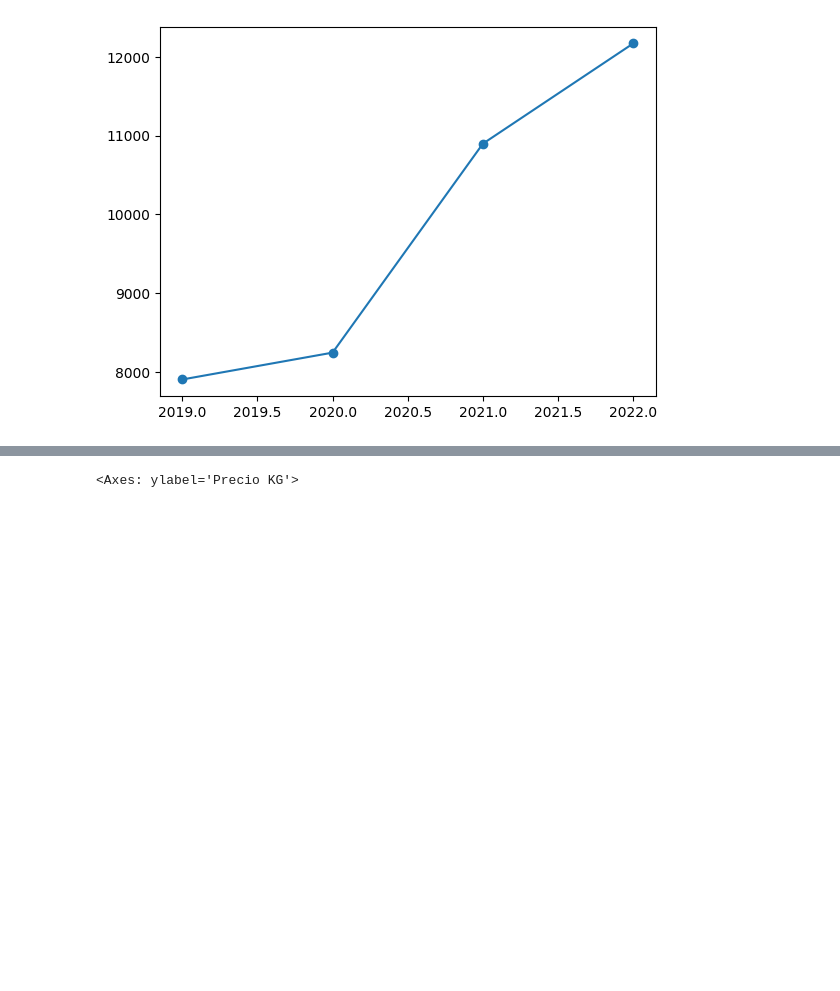
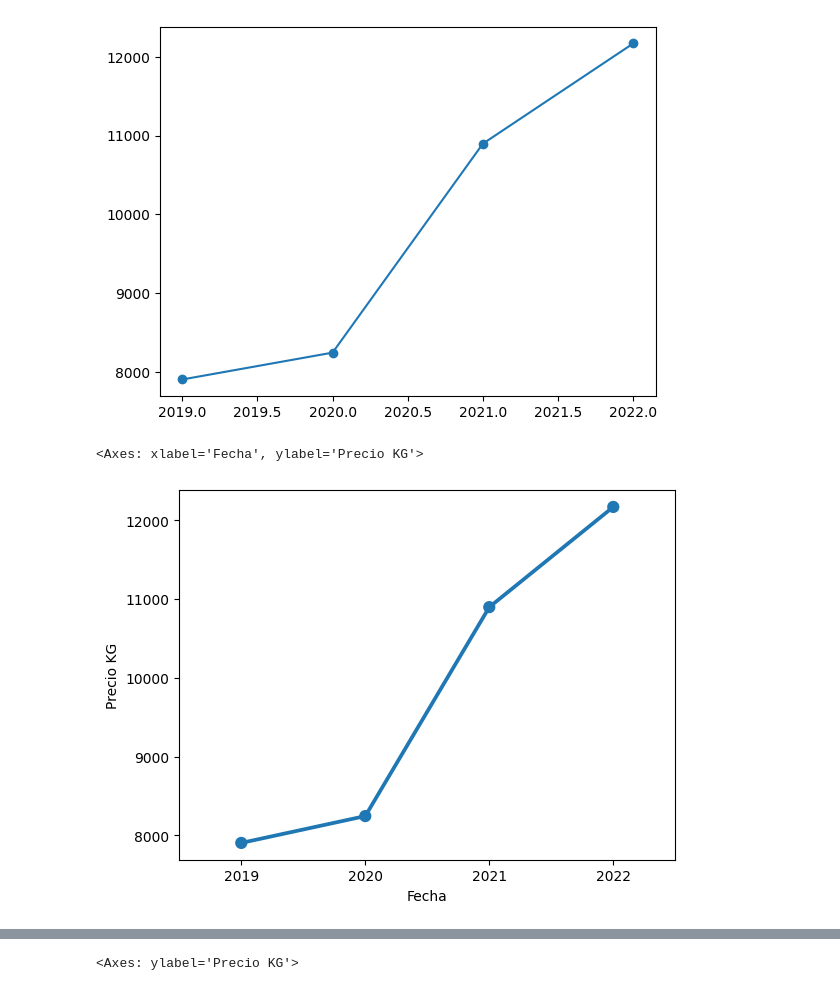
Before and after one commit to RioDeMilo/RETAIL-PRICES-COLOMBIA, a Jupyter notebook: IPC1823.ipynb, the cells around one changed output, grey strips where cells are left out. Drawn from its saved outputs; the diff is of its cells as text; code cells hidden in the pictures; blank space fills up the shorter version.

```diff
--- a/IPC1823.ipynb
+++ b/IPC1823.ipynb
@@ -534,4 +551,9 @@ plt.plot(Year_mean_x,Year_mean_y,label='avg 2022',marker="o")
 # %% [output]
 [<matplotlib.lines.Line2D at 0x...>]
 [figure]
+# %%
+sns.pointplot(data=Year_mean, x=Year_mean_x, y=Year_mean_y)
+# %% [output]
+<Axes: xlabel='Fecha', ylabel='Precio KG'>
+[figure, added]
 # %%
```
Also changed, not shown: parts of 12 cells of this notebook.
